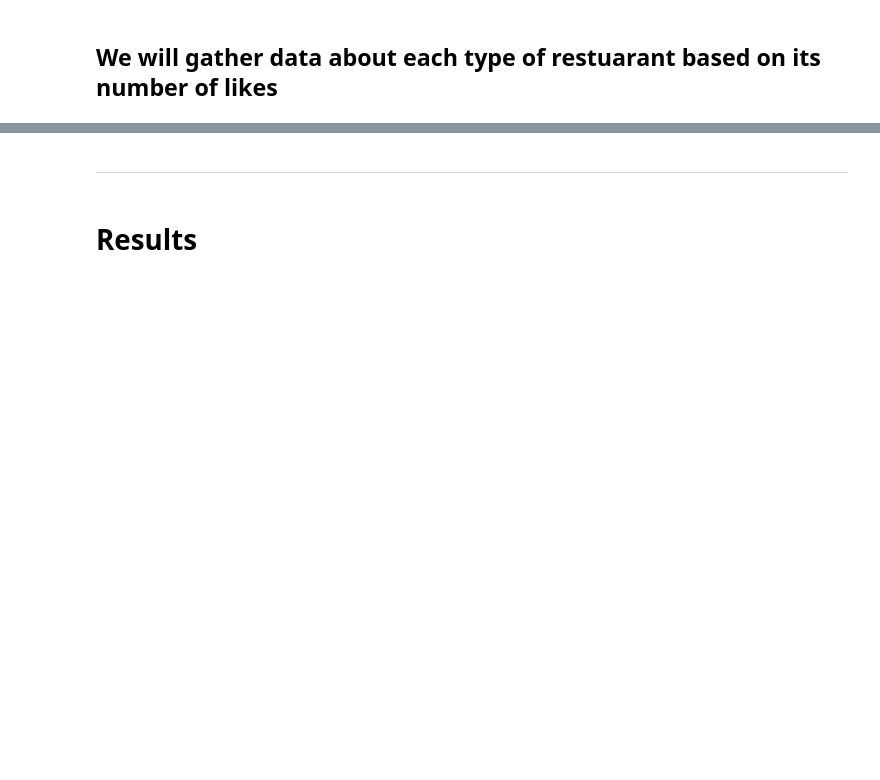
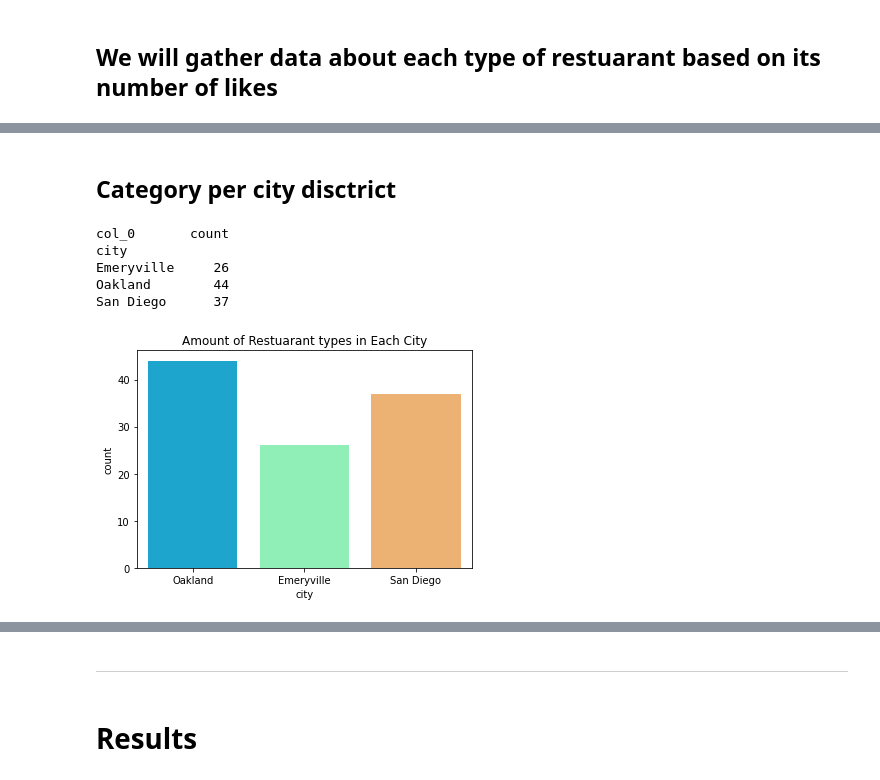
Before and after one commit to HunterKane/Coursera_Capstone.-, a Jupyter notebook: Battle of the Neighborhoods week 4 (Part 2).ipynb, the cells around one changed output, grey strips where cells are left out. Drawn from its saved outputs; the diff is of its cells as text; code cells hidden in the pictures; blank space fills up the shorter version.

```diff
--- a/Battle of the Neighborhoods week 4 (Part 2).ipynb
+++ b/Battle of the Neighborhoods week 4 (Part 2).ipynb
@@ -400,0 +634,15 @@ raw_dataset['likes'].mean()
+# %% [markdown]
+## Category per city disctrict
+# %%
+print(pd.crosstab(index = raw_dataset["city"],
+            columns="count"))
+sns.countplot(raw_dataset.city,palette="rainbow")
+plt.title('Amount of Restuarant types in Each City')
+plt.show();
+# %% [output]
+col_0       count
+city
+Emeryville     26
+Oakland        44
+San Diego      37
+[figure, added]
```
Also changed, not shown: parts of 55 cells of this notebook.
